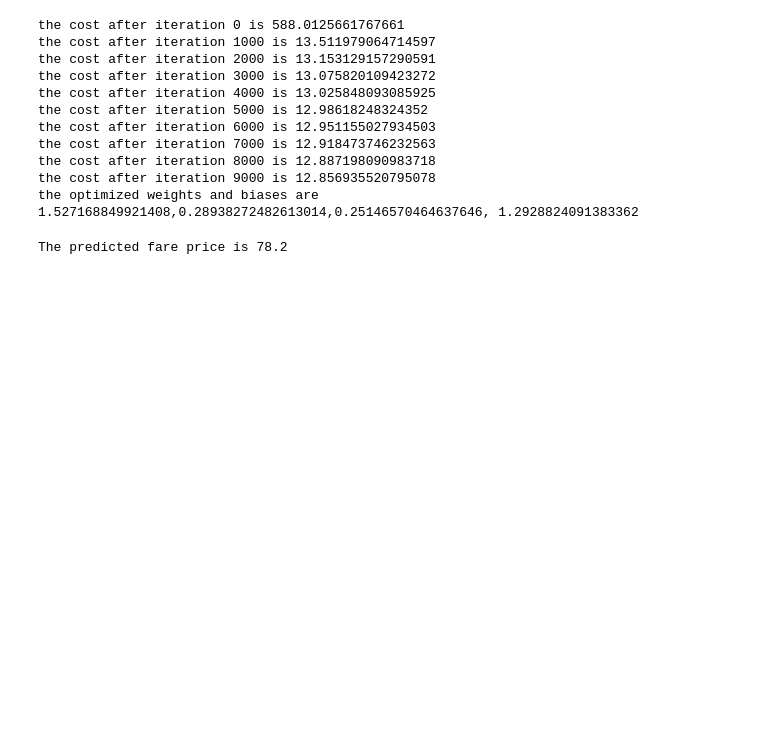
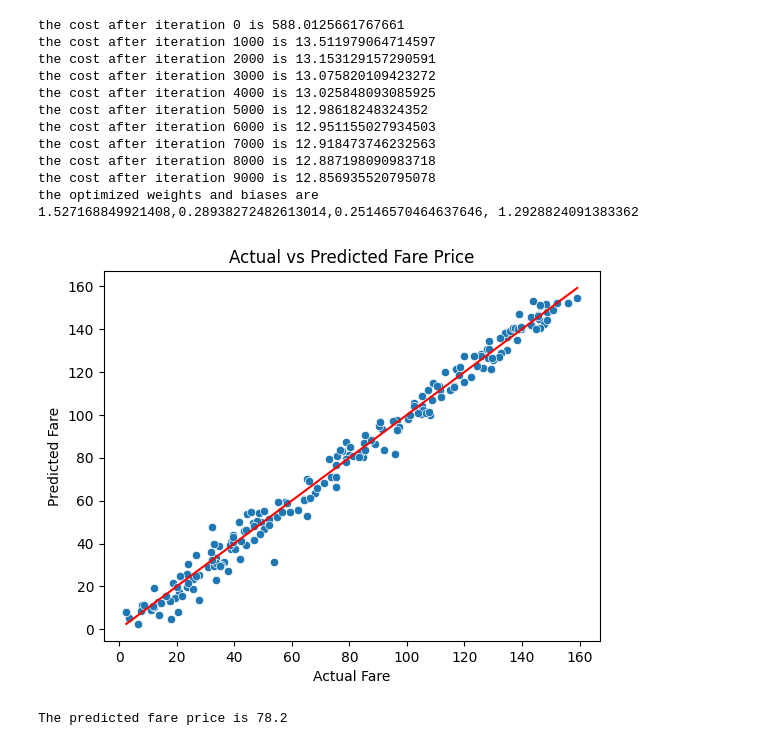
Before and after one commit to SWARITSHUKLA/Multiple-variable-linear-Regression-from-scratch, a Jupyter notebook: main.ipynb, the cells around one changed output. Cells and saved outputs as stored; diff of their text form; code cells hidden in the pictures; blank space fills up the shorter version.

Commit message:
Added the graph visualization

```diff
--- a/main.ipynb
+++ b/main.ipynb
@@ -128,6 +128,16 @@ the optimized weights and biases are 1.527168849921408,0.28938272482613014,0.251
 def predict_fare(x1,x2,x3):
     prediction = (ow1*x1+ ow2*x2+ ow3*x3+ ob).round(1)
     print(f"The predicted fare price is {prediction}")
+# %%
+y_hat = ow1 * x1 + ow2 * x2 + ow3 * x3 + ob
+sns.scatterplot(x=y, y=y_hat)
+plt.xlabel("Actual Fare")
+plt.ylabel("Predicted Fare")
+plt.title("Actual vs Predicted Fare Price")
+plt.plot([min(y), max(y)], [min(y), max(y)], color='red')
+plt.show()
+# %% [output]
+[figure, added]
 # %%
 predict_fare(49,2,6)
 # %% [output]
```
